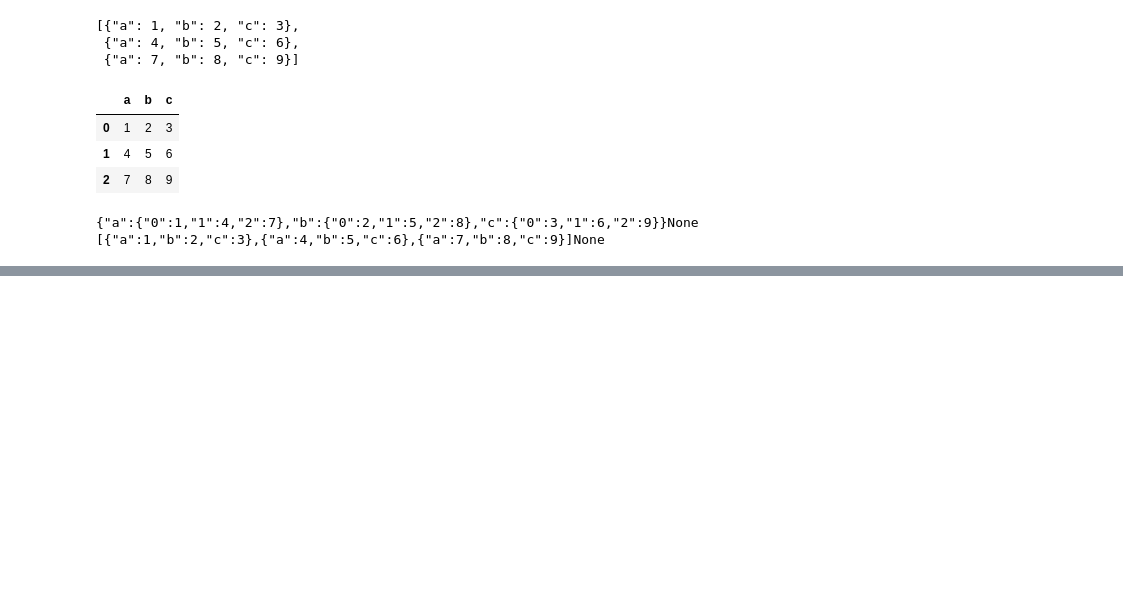
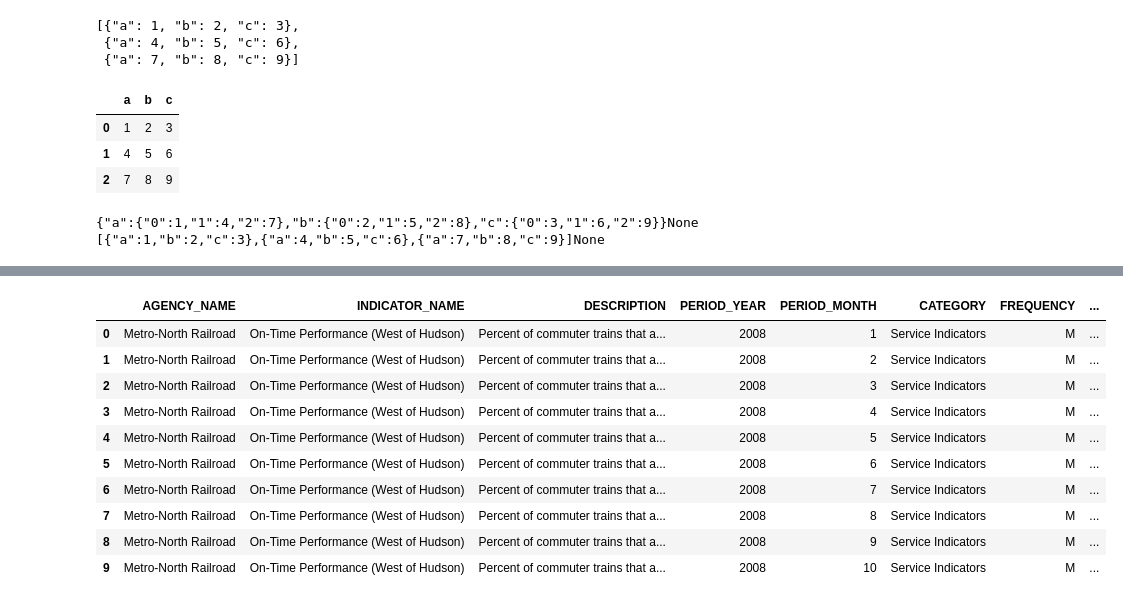
Before and after one commit to trevi-wave/pydata-book, a Jupyter notebook: ch06.ipynb, the cells around one changed output, grey strips where cells are left out. Drawn from its saved outputs; the diff is of its cells as text; code cells hidden in the pictures; blank space fills up the shorter version.

```diff
--- a/ch06.ipynb
+++ b/ch06.ipynb
@@ -315,7 +346,19 @@ for elt in root.INDICATOR:
     data.append(el_data)
 # %%
 perf = pd.DataFrame(data)
-perf.head()
+perf.head(10)
+# %% [output]
+|  | AGENCY_NAME | INDICATOR_NAME | DESCRIPTION | PERIOD_YEAR | PERIOD_MONTH | CATEGORY | FREQUENCY | ... |
+| 0 | Metro-North Railroad | On-Time Performance (West of Hudson) | Percent of commuter trains that a... | 2008 | 1 | Service Indicators | M | ... |
+| 1 | Metro-North Railroad | On-Time Performance (West of Hudson) | Percent of commuter trains that a... | 2008 | 2 | Service Indicators | M | ... |
+| 2 | Metro-North Railroad | On-Time Performance (West of Hudson) | Percent of commuter trains that a... | 2008 | 3 | Service Indicators | M | ... |
+| 3 | Metro-North Railroad | On-Time Performance (West of Hudson) | Percent of commuter trains that a... | 2008 | 4 | Service Indicators | M | ... |
+| 4 | Metro-North Railroad | On-Time Performance (West of Hudson) | Percent of commuter trains that a... | 2008 | 5 | Service Indicators | M | ... |
+| 5 | Metro-North Railroad | On-Time Performance (West of Hudson) | Percent of commuter trains that a... | 2008 | 6 | Service Indicators | M | ... |
+| 6 | Metro-North Railroad | On-Time Performance (West of Hudson) | Percent of commuter trains that a... | 2008 | 7 | Service Indicators | M | ... |
+| 7 | Metro-North Railroad | On-Time Performance (West of Hudson) | Percent of commuter trains that a... | 2008 | 8 | Service Indicators | M | ... |
+| 8 | Metro-North Railroad | On-Time Performance (West of Hudson) | Percent of commuter trains that a... | 2008 | 9 | Service Indicators | M | ... |
+| 9 | Metro-North Railroad | On-Time Performance (West of Hudson) | Percent of commuter trains that a... | 2008 | 10 | Service Indicators | M | ... |
 # %%
 perf2 = pd.read_xml(path)
 perf2.head()
```
Also changed, not shown: parts of 29 cells of this notebook, 2 other files.
